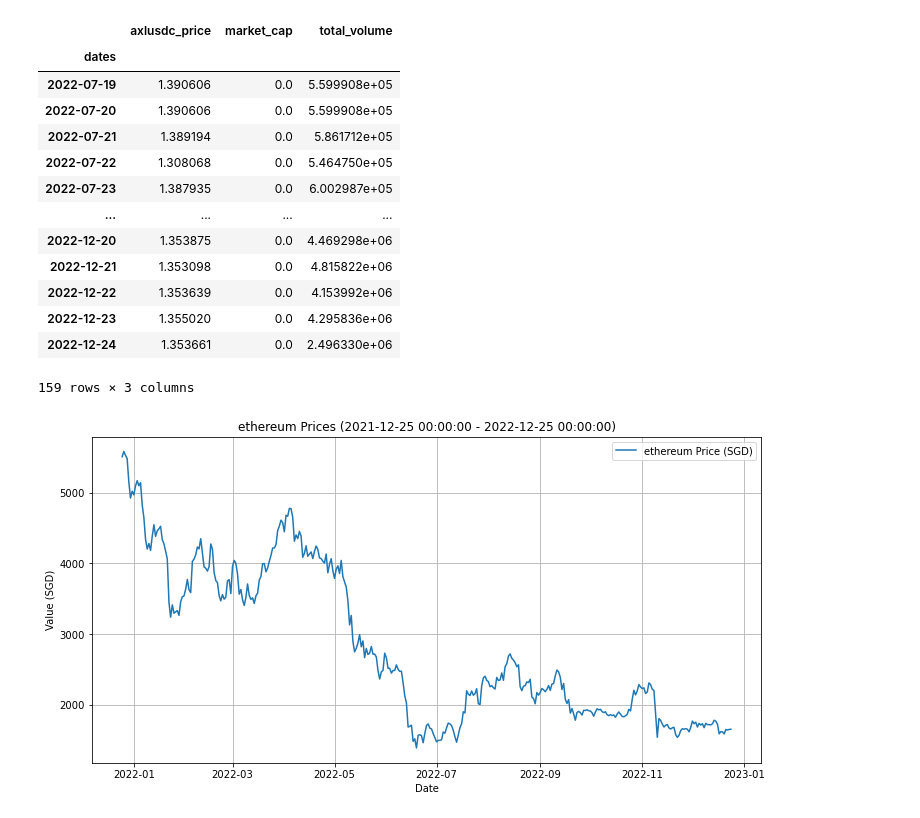
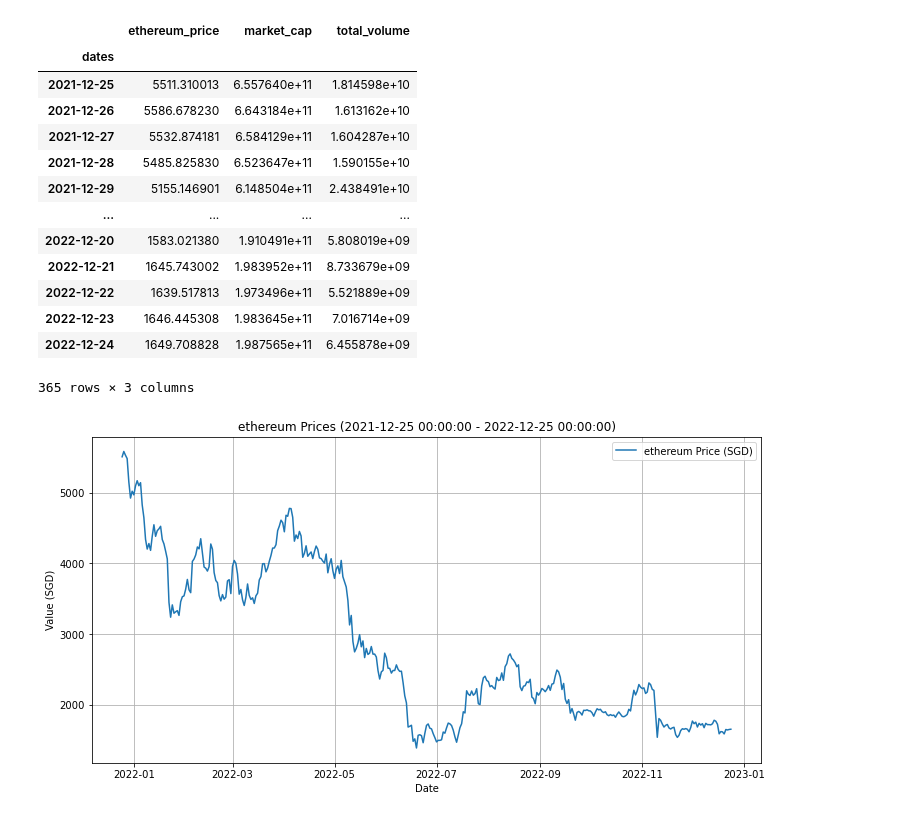
Before and after one commit to zhihantan/dysonCoinGecko, a Jupyter notebook: CryptoDataAnalyzer.ipynb, the cells around one changed output. Cells and saved outputs as stored; diff of their text form; code cells hidden in the pictures.

```diff
--- a/Crypto CoinGeckoAPI.ipynb
+++ b/CryptoDataAnalyzer.ipynb
@@ -77,23 +75,23 @@ dataframe_eth = crypto_analyzer.get_crypto_data('ethereum', start_date, end_date
 dataframe_btc = crypto_analyzer.get_crypto_data('bitcoin', start_date, end_date)
 dataframe_usdc = crypto_analyzer.get_crypto_data('axlusdc', start_date, end_date)
 dataframe_axs = crypto_analyzer.get_crypto_data('axie-infinity', start_date, end_date)
-# %%
-dataframe_usdc
-# %% [output]
-|  | axlusdc_price | market_cap | total_volume |
-| dates |  |  |  |
-| 2022-07-19 | 1.390606 | 0.0 | 5.599908e+05 |
-| 2022-07-20 | 1.390606 | 0.0 | 5.599908e+05 |
-| 2022-07-21 | 1.389194 | 0.0 | 5.861712e+05 |
-| 2022-07-22 | 1.308068 | 0.0 | 5.464750e+05 |
-| 2022-07-23 | 1.387935 | 0.0 | 6.002987e+05 |
-| ... | ... | ... | ... |
-| 2022-12-20 | 1.353875 | 0.0 | 4.469298e+06 |
-| 2022-12-21 | 1.353098 | 0.0 | 4.815822e+06 |
-| 2022-12-22 | 1.353639 | 0.0 | 4.153992e+06 |
-| 2022-12-23 | 1.355020 | 0.0 | 4.295836e+06 |
-| 2022-12-24 | 1.353661 | 0.0 | 2.496330e+06 |
-159 rows × 3 columns
+# %%
+dataframe_eth
+# %% [output]
+|  | ethereum_price | market_cap | total_volume |
+| dates |  |  |  |
+| 2021-12-25 | 5511.310013 | 6.557640e+11 | 1.814598e+10 |
+| 2021-12-26 | 5586.678230 | 6.643184e+11 | 1.613162e+10 |
+| 2021-12-27 | 5532.874181 | 6.584129e+11 | 1.604287e+10 |
+| 2021-12-28 | 5485.825830 | 6.523647e+11 | 1.590155e+10 |
+| 2021-12-29 | 5155.146901 | 6.148504e+11 | 2.438491e+10 |
+| ... | ... | ... | ... |
+| 2022-12-20 | 1583.021380 | 1.910491e+11 | 5.808019e+09 |
+| 2022-12-21 | 1645.743002 | 1.983952e+11 | 8.733679e+09 |
+| 2022-12-22 | 1639.517813 | 1.973496e+11 | 5.521889e+09 |
+| 2022-12-23 | 1646.445308 | 1.983645e+11 | 7.016714e+09 |
+| 2022-12-24 | 1649.708828 | 1.987565e+11 | 6.455878e+09 |
+365 rows × 3 columns
 # %%
 # Create a dictionary of dataframes for each cryptocurrency
 dataframes = {
```
Also changed, not shown: parts of 2 cells of this notebook, 1 other file.
